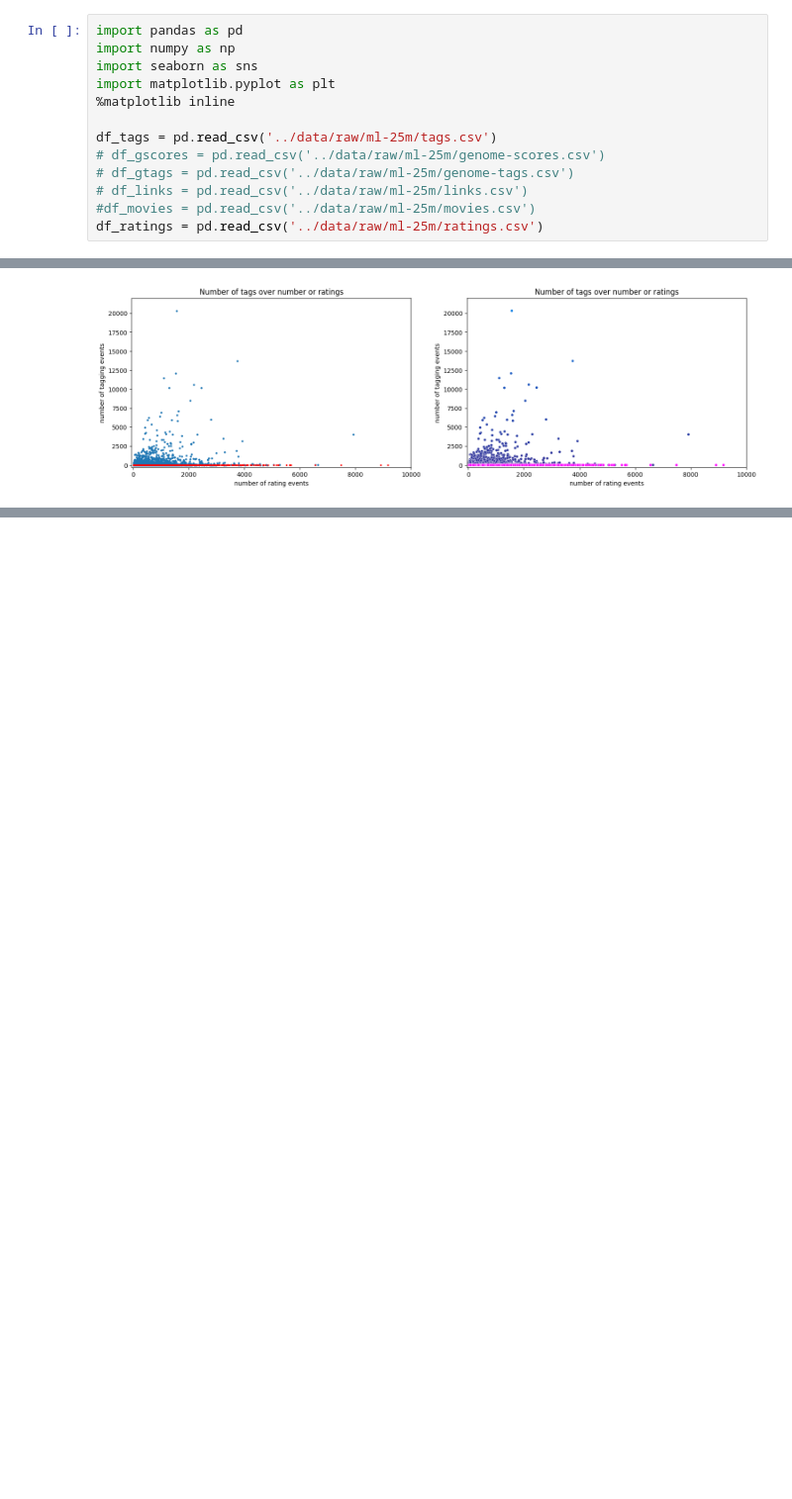
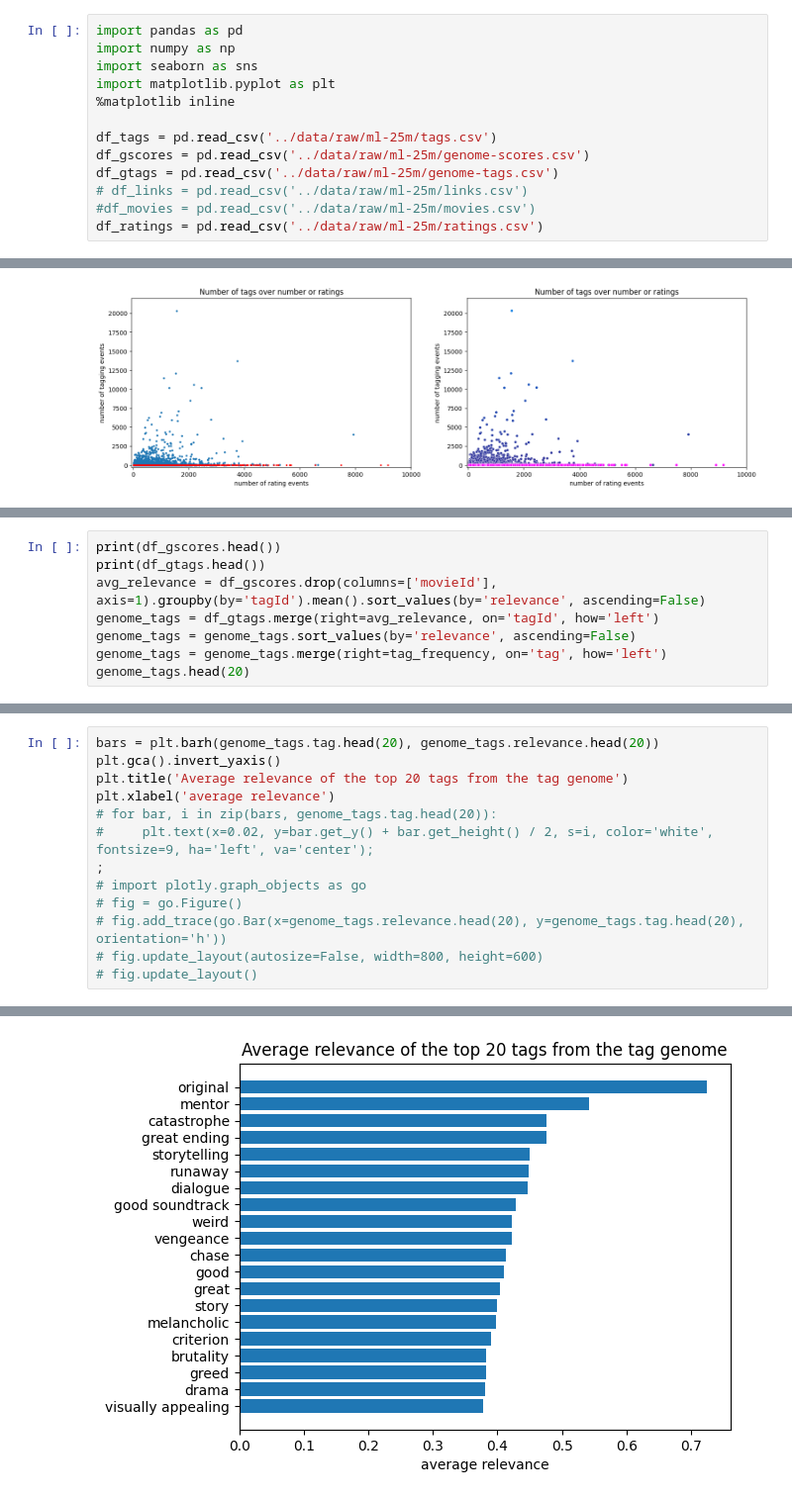
Before and after one commit to lebenaba/movie_recommendation, a Jupyter notebook: notebooks/plots_users_tags.ipynb, the cells around one changed output, grey strips where cells are left out. Shown at 99% size. Cells and saved outputs as stored; diff of their text form; blank space fills up the shorter version.

```diff
--- a/notebooks/plots_users_tags.ipynb
+++ b/notebooks/plots_users_tags.ipynb
@@ -15,8 +15,8 @@ import matplotlib.pyplot as plt
 %matplotlib inline
 
 df_tags = pd.read_csv('../data/raw/ml-25m/tags.csv')
-# df_gscores = pd.read_csv('../data/raw/ml-25m/genome-scores.csv')
-# df_gtags = pd.read_csv('../data/raw/ml-25m/genome-tags.csv')
+df_gscores = pd.read_csv('../data/raw/ml-25m/genome-scores.csv')
+df_gtags = pd.read_csv('../data/raw/ml-25m/genome-tags.csv')
 # df_links = pd.read_csv('../data/raw/ml-25m/links.csv')
 #df_movies = pd.read_csv('../data/raw/ml-25m/movies.csv')
 df_ratings = pd.read_csv('../data/raw/ml-25m/ratings.csv')
@@ -418,0 +490,8 @@ plt.ylabel('number of tagging events');
+# %%
+print(df_gscores.head())
+print(df_gtags.head())
+avg_relevance = df_gscores.drop(columns=['movieId'], axis=1).groupby(by='tagId').mean().sort_values(by='relevance', ascending=False)
+genome_tags = df_gtags.merge(right=avg_relevance, on='tagId', how='left')
+genome_tags = genome_tags.sort_values(by='relevance', ascending=False)
+genome_tags = genome_tags.merge(right=tag_frequency, on='tag', how='left')
+genome_tags.head(20)
@@ -418,0 +528,14 @@ plt.ylabel('number of tagging events');
+# %%
+bars = plt.barh(genome_tags.tag.head(20), genome_tags.relevance.head(20))
+plt.gca().invert_yaxis()
+plt.title('Average relevance of the top 20 tags from the tag genome')
+plt.xlabel('average relevance')
+# for bar, i in zip(bars, genome_tags.tag.head(20)):
+#     plt.text(x=0.02, y=bar.get_y() + bar.get_height() / 2, s=i, color='white', fontsize=9, ha='left', va='center');
+;
+# import plotly.graph_objects as go
+# fig = go.Figure()
+# fig.add_trace(go.Bar(x=genome_tags.relevance.head(20), y=genome_tags.tag.head(20), orientation='h'))
+# fig.update_layout(autosize=False, width=800, height=600)
+# fig.update_layout()
+# %% [output]
@@ -418,0 +543 @@ plt.ylabel('number of tagging events');
+[figure, added]
```
Also changed, not shown: parts of 9 cells of this notebook, 2 other files.
